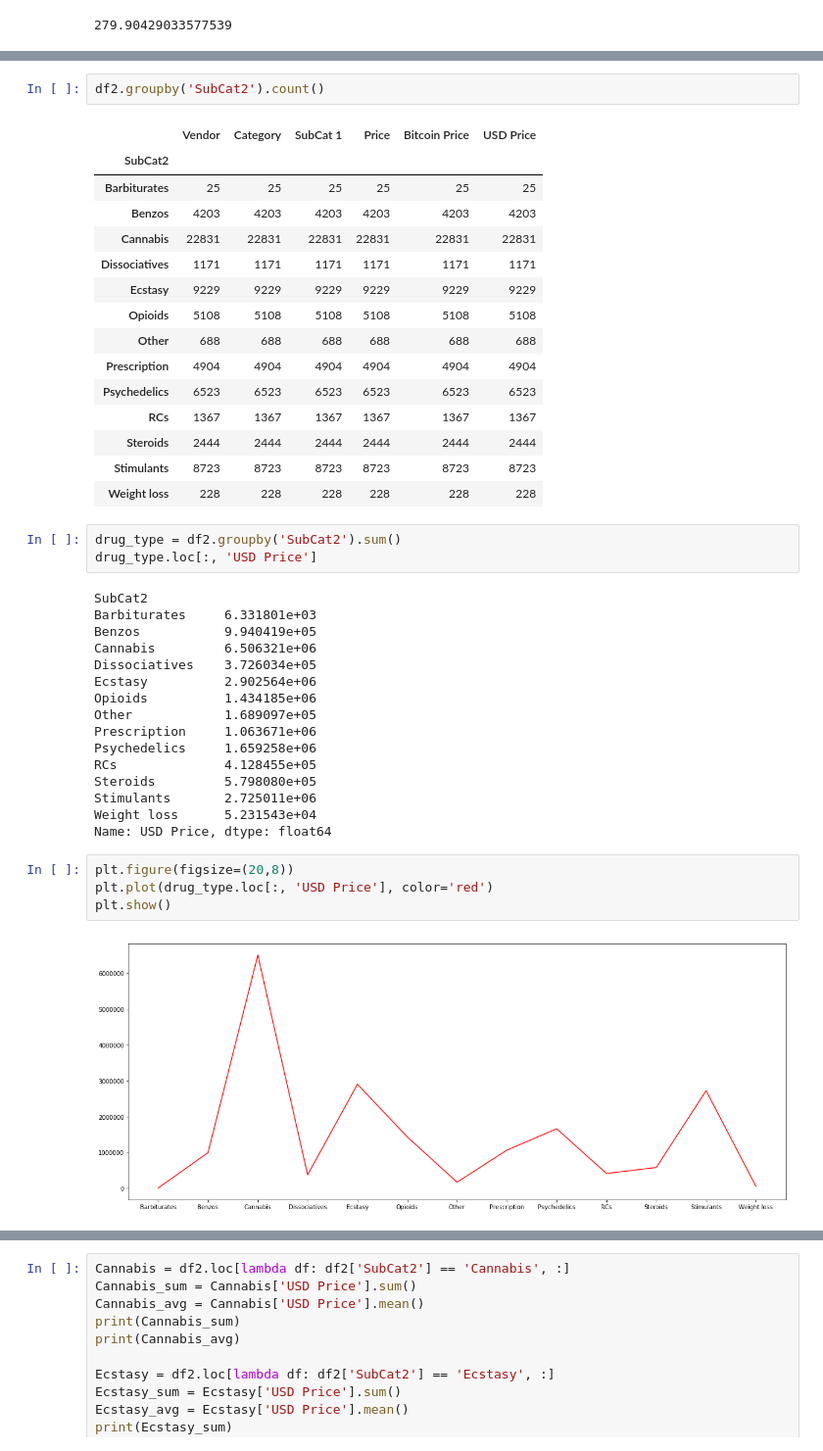
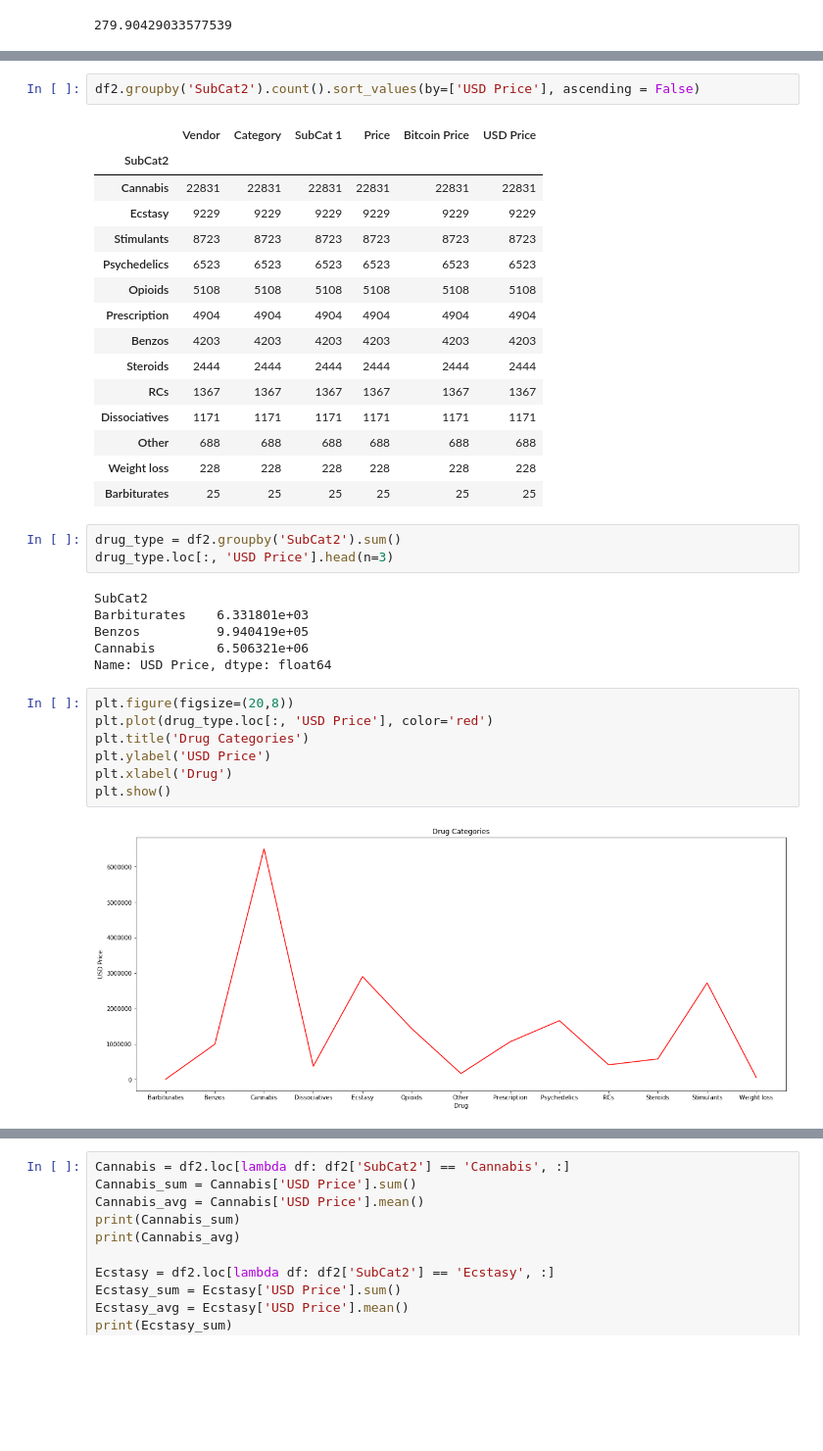
Before and after one commit to ccraig88/Dark-Net, a Jupyter notebook: Dark Net.ipynb, the cells around one changed output, grey strips where cells are left out. Shown at 98% size. Saved outputs shown, nothing was run; the diff lists cells and outputs as text; blank space fills up the shorter version.

```diff
--- a/Dark Net.ipynb
+++ b/Dark Net.ipynb
@@ -75,43 +73,36 @@ df2['USD Price'].mean()
 # %%
-df2.groupby('SubCat2').count()
+df2.groupby('SubCat2').count().sort_values(by=['USD Price'], ascending = False)
 # %% [output]
 |  | Vendor | Category | SubCat 1 | Price | Bitcoin Price | USD Price |
 | SubCat2 |  |  |  |  |  |  |
+| Cannabis | 22831 | 22831 | 22831 | 22831 | 22831 | 22831 |
+| Ecstasy | 9229 | 9229 | 9229 | 9229 | 9229 | 9229 |
+| Stimulants | 8723 | 8723 | 8723 | 8723 | 8723 | 8723 |
+| Psychedelics | 6523 | 6523 | 6523 | 6523 | 6523 | 6523 |
+| Opioids | 5108 | 5108 | 5108 | 5108 | 5108 | 5108 |
+| Prescription | 4904 | 4904 | 4904 | 4904 | 4904 | 4904 |
+| Benzos | 4203 | 4203 | 4203 | 4203 | 4203 | 4203 |
+| Steroids | 2444 | 2444 | 2444 | 2444 | 2444 | 2444 |
+| RCs | 1367 | 1367 | 1367 | 1367 | 1367 | 1367 |
+| Dissociatives | 1171 | 1171 | 1171 | 1171 | 1171 | 1171 |
+| Other | 688 | 688 | 688 | 688 | 688 | 688 |
+| Weight loss | 228 | 228 | 228 | 228 | 228 | 228 |
 | Barbiturates | 25 | 25 | 25 | 25 | 25 | 25 |
-| Benzos | 4203 | 4203 | 4203 | 4203 | 4203 | 4203 |
-| Cannabis | 22831 | 22831 | 22831 | 22831 | 22831 | 22831 |
-| Dissociatives | 1171 | 1171 | 1171 | 1171 | 1171 | 1171 |
-| Ecstasy | 9229 | 9229 | 9229 | 9229 | 9229 | 9229 |
-| Opioids | 5108 | 5108 | 5108 | 5108 | 5108 | 5108 |
-| Other | 688 | 688 | 688 | 688 | 688 | 688 |
-| Prescription | 4904 | 4904 | 4904 | 4904 | 4904 | 4904 |
-| Psychedelics | 6523 | 6523 | 6523 | 6523 | 6523 | 6523 |
-| RCs | 1367 | 1367 | 1367 | 1367 | 1367 | 1367 |
-| Steroids | 2444 | 2444 | 2444 | 2444 | 2444 | 2444 |
-| Stimulants | 8723 | 8723 | 8723 | 8723 | 8723 | 8723 |
-| Weight loss | 228 | 228 | 228 | 228 | 228 | 228 |
 # %%
 drug_type = df2.groupby('SubCat2').sum()
-drug_type.loc[:, 'USD Price']
+drug_type.loc[:, 'USD Price'].head(n=3)
 # %% [output]
 SubCat2
-Barbiturates     6.331801e+03
-Benzos           9.940419e+05
-Cannabis         6.506321e+06
-Dissociatives    3.726034e+05
-Ecstasy          2.902564e+06
-Opioids          1.434185e+06
-Other            1.689097e+05
-Prescription     1.063671e+06
-Psychedelics     1.659258e+06
-RCs              4.128455e+05
-Steroids         5.798080e+05
-Stimulants       2.725011e+06
-Weight loss      5.231543e+04
+Barbiturates    6.331801e+03
+Benzos          9.940419e+05
+Cannabis        6.506321e+06
 Name: USD Price, dtype: float64
 # %%
 plt.figure(figsize=(20,8))
 plt.plot(drug_type.loc[:, 'USD Price'], color='red')
+plt.title('Drug Categories')
+plt.ylabel('USD Price')
+plt.xlabel('Drug')
 plt.show()
 # %% [output]
-[figure, old version]
+[figure, new version]
```
Also changed, not shown: parts of 22 cells of this notebook.
